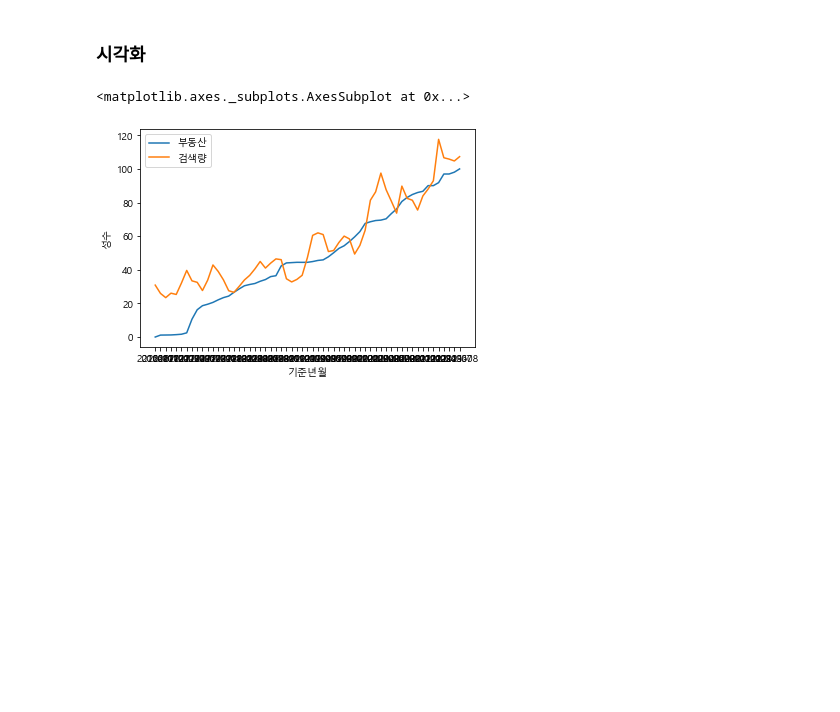
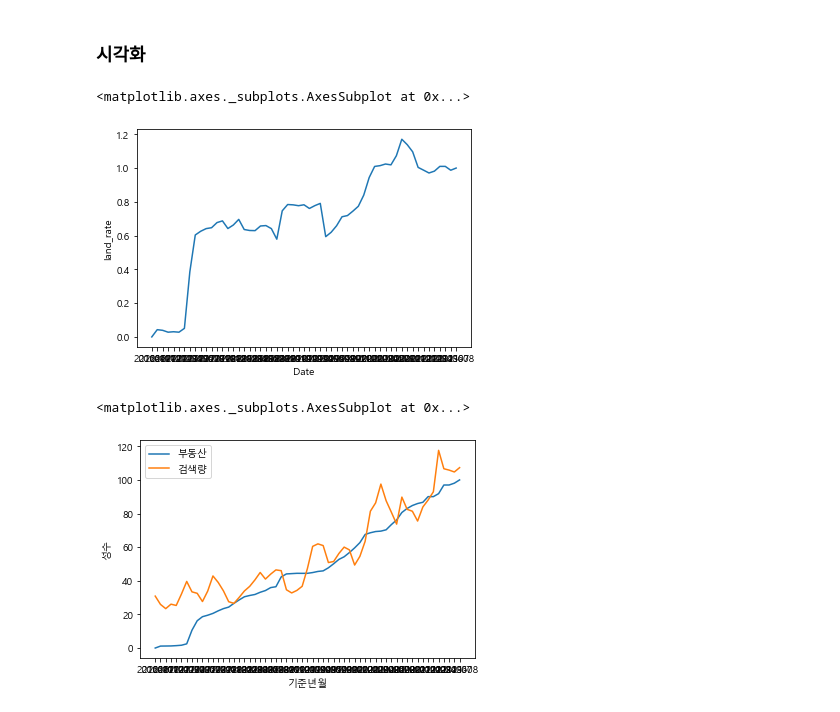
Before and after one commit to dongyoung0/toy_project, a Jupyter notebook: 시각화.ipynb, the cells around one changed output. Saved outputs shown, nothing was run; the diff lists cells and outputs as text; code cells hidden in the pictures; blank space fills up the shorter version.

```diff
--- a/시각화.ipynb
+++ b/시각화.ipynb
@@ -46,5 +88,15 @@ df_rate = df_ym.div(df_ym['총합'], axis=0)
 # %% [markdown]
 ### 시각화
+# %%
+place = '성수'
+price = df_month['land_rate'][df_month['place']==place]
+price_rate = (price - price.iloc[0]) / (price.iloc[-1] - price.iloc[0])
+
+sns.lineplot(x=df_month['Date'], y=price_rate)
+sns.lineplot(x)
+# %% [output]
+<matplotlib.axes._subplots.AxesSubplot at 0x...>
+[figure, added]
 # %%
 # 부동산 매매가 변화
 df_price = pd.read_csv('data/부동산/매매평균가.csv')
```
Also changed, not shown: parts of 13 cells of this notebook.
